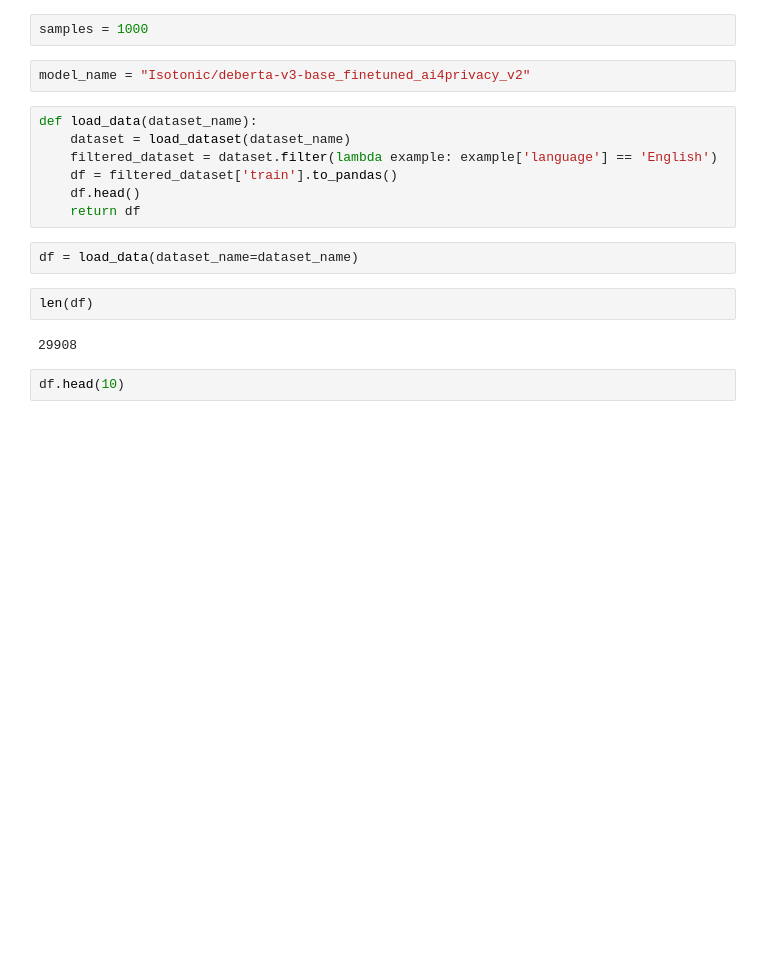
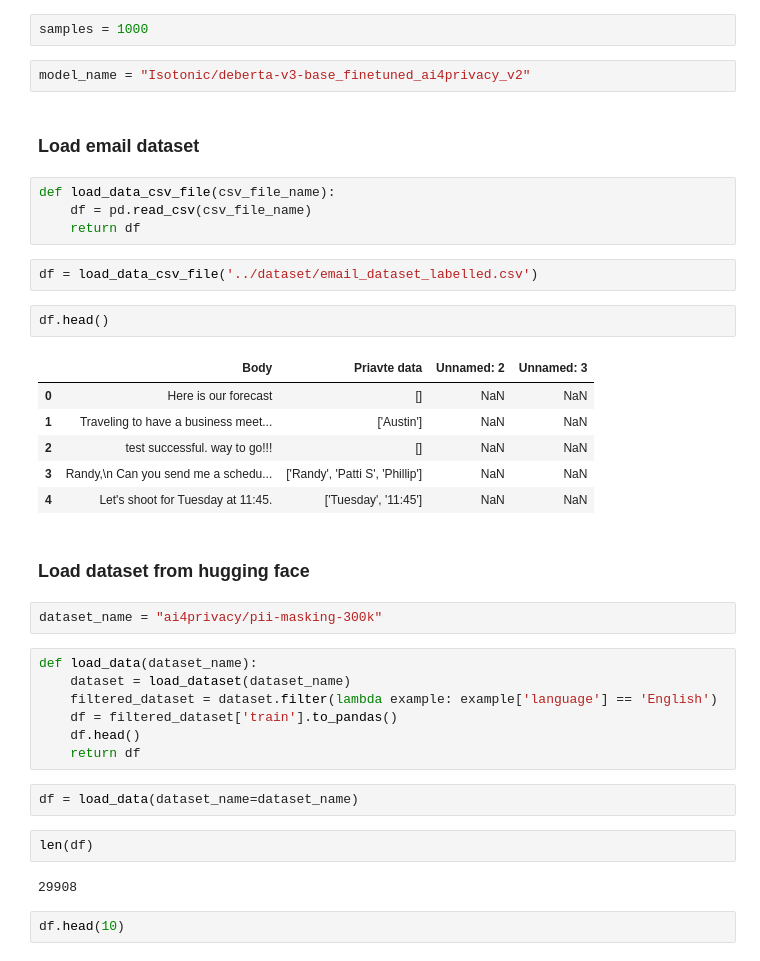
Before and after one commit to shuninggu/private-data-blocker, a Jupyter notebook: evaluations/evaluation_huggingface_new.ipynb, the cells around one changed output. Drawn from its saved outputs; the diff is of its cells as text; blank space fills up the shorter version.

```diff
--- a/evaluations/evaluation_huggingface_new.ipynb
+++ b/evaluations/evaluation_huggingface_new.ipynb
@@ -7,6 +7,27 @@ dataset_name = "ai4privacy/pii-masking-300k"
 samples = 1000
 # %%
 model_name = "Isotonic/deberta-v3-base_finetuned_ai4privacy_v2"
+# %% [markdown]
+### Load email dataset
+# %%
+def load_data_csv_file(csv_file_name):
+    df = pd.read_csv(csv_file_name)
+    return df
+# %%
+df = load_data_csv_file('../dataset/email_dataset_labelled.csv')
+# %%
+df.head()
+# %% [output]
+|  | Body | Priavte data | Unnamed: 2 | Unnamed: 3 |
+| 0 | Here is our forecast | [] | NaN | NaN |
+| 1 | Traveling to have a business meet... | ['Austin'] | NaN | NaN |
+| 2 | test successful. way to go!!! | [] | NaN | NaN |
+| 3 | Randy,\n Can you send me a schedu... | ['Randy', 'Patti S', 'Phillip'] | NaN | NaN |
+| 4 | Let's shoot for Tuesday at 11:45. | ['Tuesday', '11:45'] | NaN | NaN |
+# %% [markdown]
+### Load dataset from hugging face
+# %%
+dataset_name = "ai4privacy/pii-masking-300k"
 # %%
 def load_data(dataset_name):
     dataset = load_dataset(dataset_name)
```
Also changed, not shown: parts of 42 cells of this notebook.
